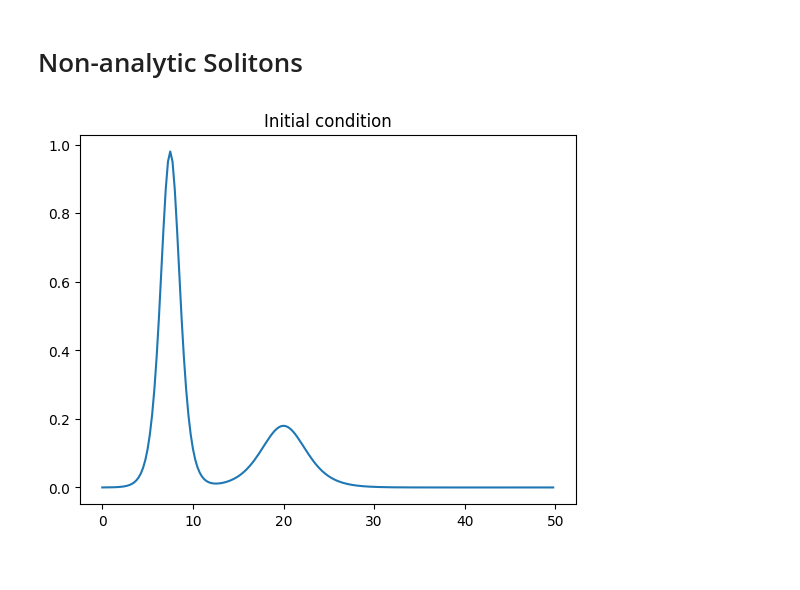
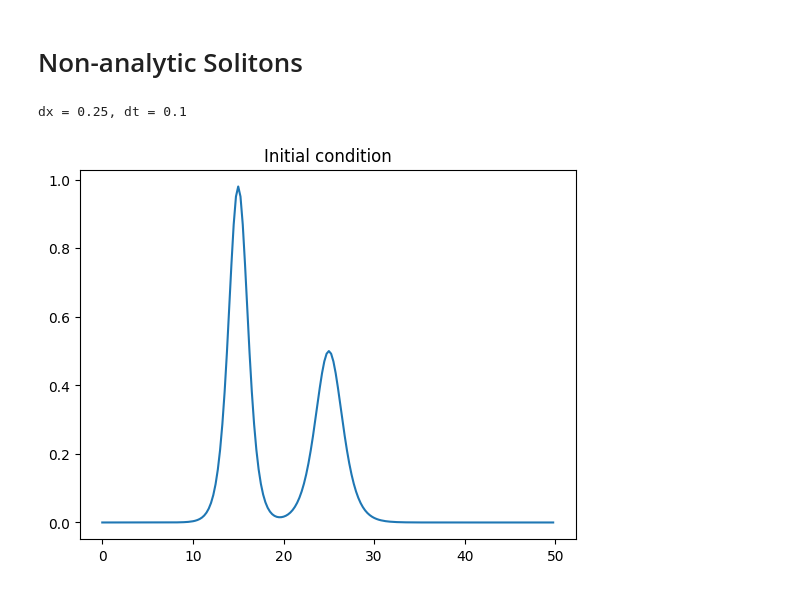
Before and after one commit to Kohmann/master-GAN, a Jupyter notebook: waveEquations/kdv_minimal.ipynb, the cells around one changed output. Saved outputs shown, nothing was run; the diff lists cells and outputs as text; code cells hidden in the pictures.

```diff
--- a/waveEquations/kdv_minimal.ipynb
+++ b/waveEquations/kdv_minimal.ipynb
@@ -75,7 +75,8 @@ def initial_condition_kdv(x, k1, k2, eta):
     M = x.size
     P = int((x[-1]-x[0])*M/(M-1))
 
-    d1, d2 = .15, .4
+    d1 = .3 # lower = .15, upper =
+    d2 = .5 # lower = .4, upper =
     sech = lambda a: 1/np.cosh(a) # sech isn't defined in NumPy
     u0 = 0
     u0 += (-6./-eta)*2 * k1**2 * sech(np.abs(k1 * ((x+P/2-P*d1) % P - P/2)))**2
@@ -87,23 +88,29 @@ def initial_condition_kdv(x, k1, k2, eta):
 eta = 6.0
 gamma = 1.0
 
-t_max = 19
+t_max = 10
 c = 2 # the speed and two times the height of the wave
 P = 50  # period
 M = 200  # number of spatial points
-N = 50 # number of temporal points
+N = 100 # number of temporal points
 
 k1= 0.70 # upper=0.7, lower
-k2 = .3 # upper= 0.5, lower
+k2 = .3 #  upper= 0.5, lower
 # Grids
 x, dx = grid(P, M) # spatial grid
 t, dt = grid(t_max, N) # temporal grid
+print(f"dx = {dx}, dt = {dt}")
+# %% [output]
+dx = 0.25, dt = 0.1
 # %%
+k1= 0.70 # upper=0.7, lower
+k2 = .5 # upper= 0.5, lower
+
 D1, D2 = difference_matrices(P,M)
 u0 = initial_condition_kdv(x, k1, k2, eta)
 plt.plot(x, u0); plt.title('Initial condition');
 # %% [output]
-[figure, old version]
+[figure, new version]
 # %%
 %%time
 u = np.zeros([t.shape[0], u0.shape[-1]])
```
Also changed, not shown: parts of 5 cells of this notebook, 1 other file.
